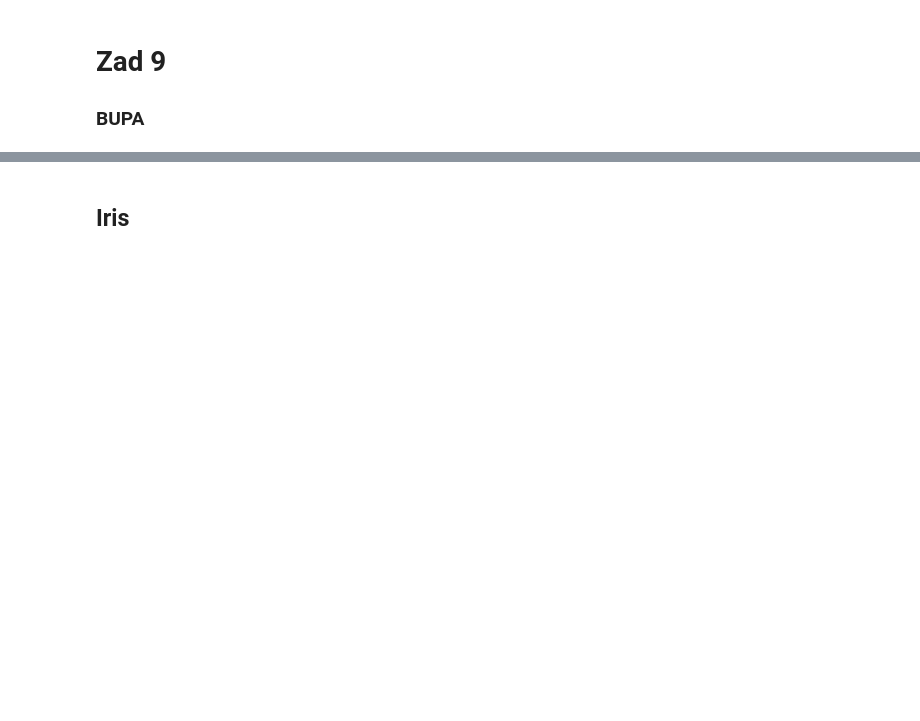
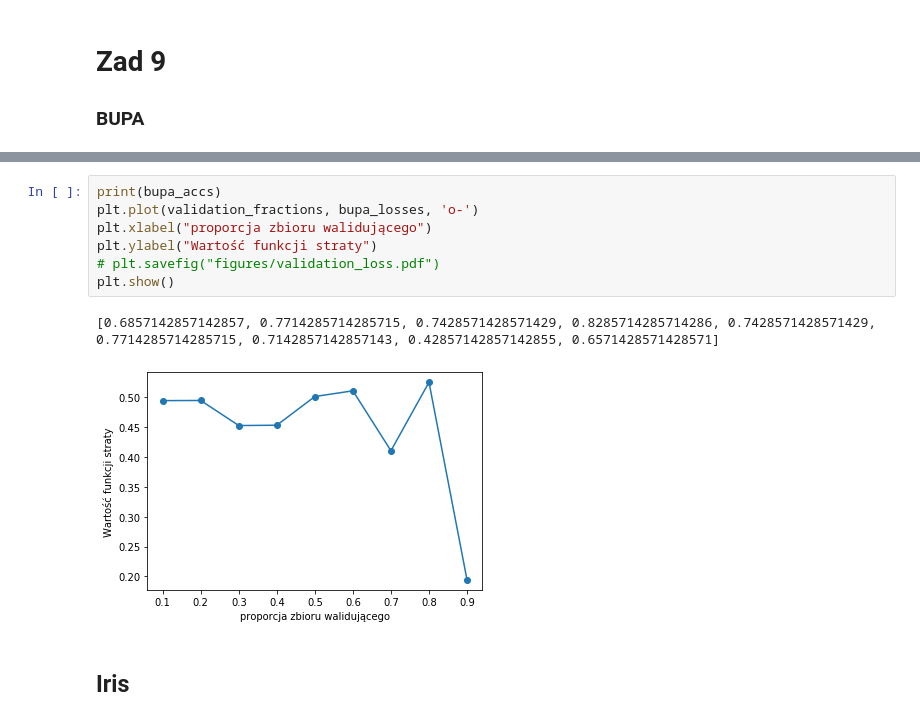
Before and after one commit to Maaslak/UM_NN, a Jupyter notebook: ZagadnieniaZaawansowane.ipynb, the cells around one changed output, grey strips where cells are left out. Cells and saved outputs as stored; diff of their text form; blank space fills up the shorter version.

```diff
--- a/ZagadnieniaZaawansowane.ipynb
+++ b/ZagadnieniaZaawansowane.ipynb
@@ -184,3 +199,13 @@ train_acc: 0.7354838709677419 acc: 0.7714285714285715 loss: 0.008309964624271785
+# %%
+print(bupa_accs)
+plt.plot(validation_fractions, bupa_losses, 'o-')
+plt.xlabel("proporcja zbioru walidującego")
+plt.ylabel("Wartość funkcji straty")
+# plt.savefig("figures/validation_loss.pdf")
+plt.show()
+# %% [output]
+[0.6857142857142857, 0.7714285714285715, 0.7428571428571429, 0.8285714285714286, 0.7428571428571429, 0.7714285714285715, 0.7142857142857143, 0.42857142857142855, 0.6571428571428571]
+[figure, added]
 # %% [markdown]
 ## Iris
 # %%
```
Also changed, not shown: parts of 16 cells of this notebook, 8 other files.
